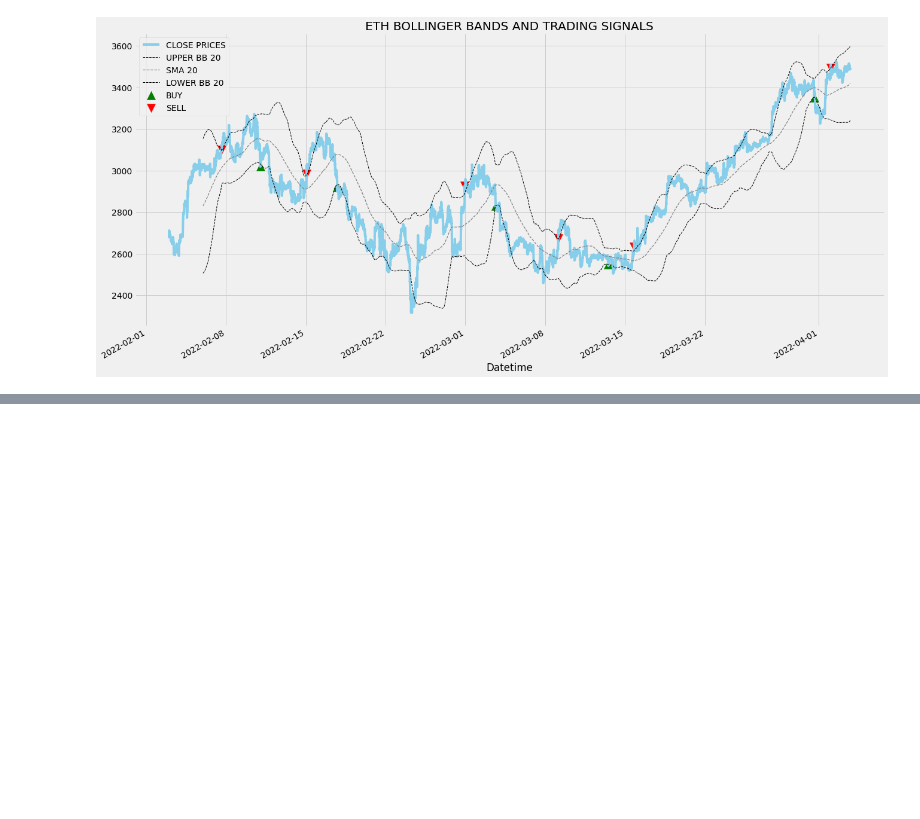
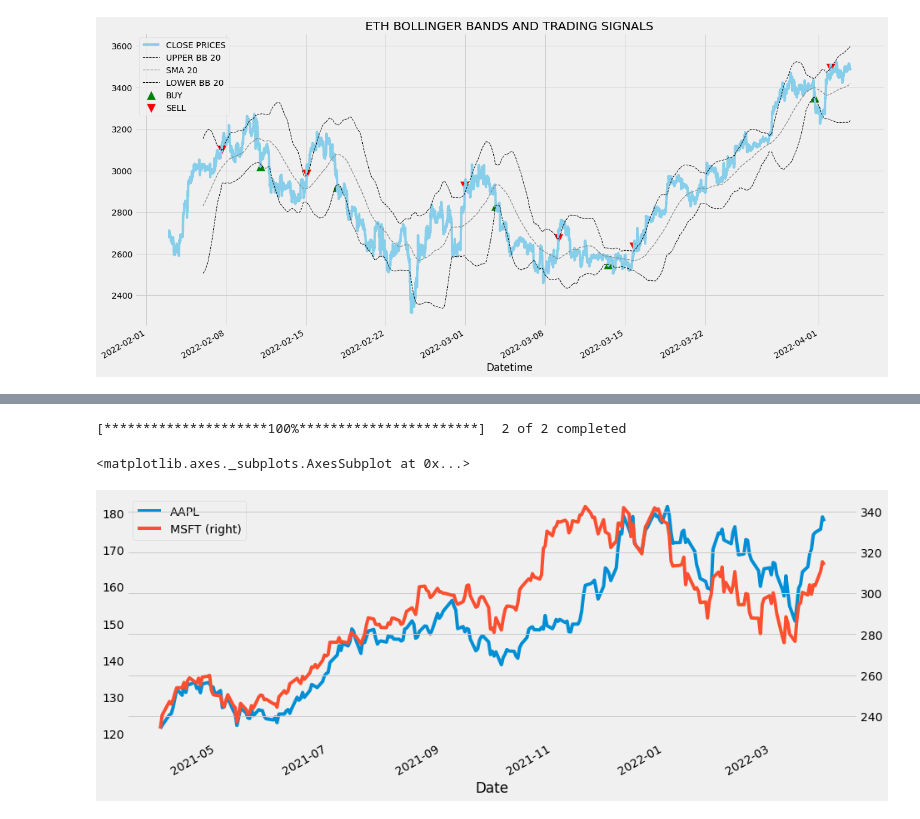
Before and after one commit to michaelmml/Financial-Data-Science, a Jupyter notebook: AlgoTradingStrategies.ipynb, the cells around one changed output, grey strips where cells are left out. Saved outputs shown, nothing was run; the diff lists cells and outputs as text; code cells hidden in the pictures; blank space fills up the shorter version.

```diff
--- a/AlgoTradingStrategies.ipynb
+++ b/AlgoTradingStrategies.ipynb
@@ -113,0 +163,5 @@ plt.show()
+# %%
+tickers = ['msft', 'aapl']
+df2 = yf.download(tickers, start="2021-03-31", end="2022-03-31")
+# %% [output]
+[*********************100%***********************]  2 of 2 completed
@@ -113,0 +172,5 @@ plt.show()
+# %%
+df2['Adj Close'].plot(secondary_y='MSFT', figsize=(14,6))
+# %% [output]
+<matplotlib.axes._subplots.AxesSubplot at 0x...>
+[figure, added]
```
Also changed, not shown: parts of 16 cells of this notebook.
